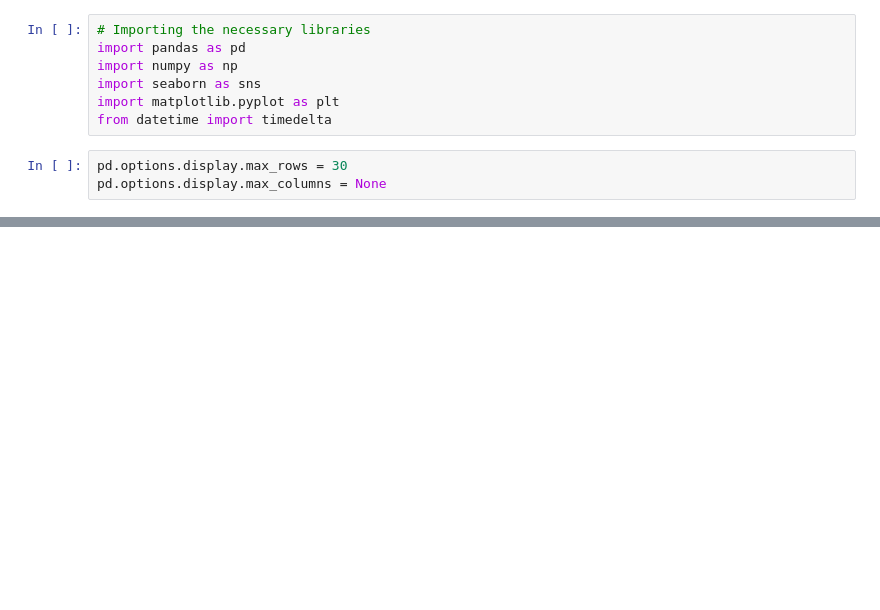
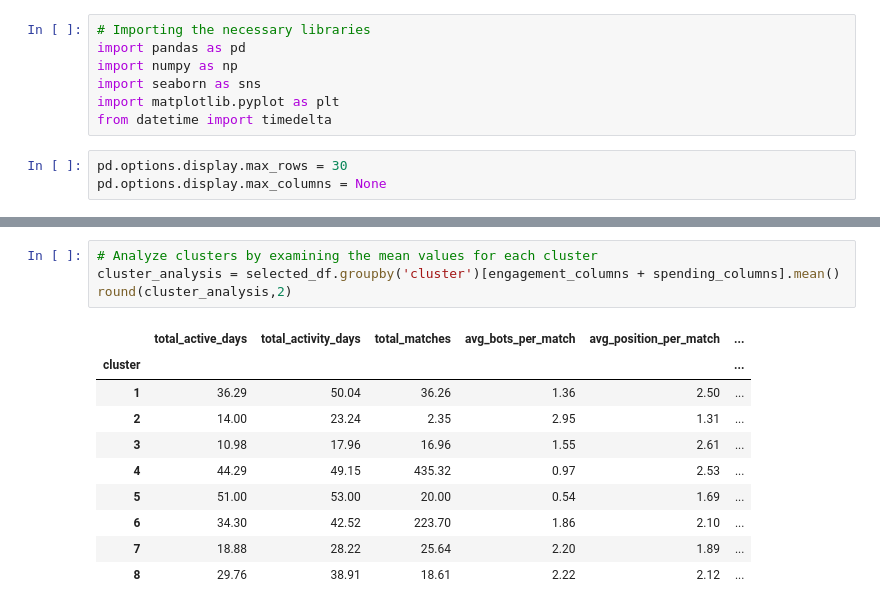
Before and after one commit to CharlieThomasCTG/project_mini, a Jupyter notebook: Analysis.ipynb, the cells around one changed output, grey strips where cells are left out. Saved outputs shown, nothing was run; the diff lists cells and outputs as text; blank space fills up the shorter version.

```diff
--- a/Analysis.ipynb
+++ b/Analysis.ipynb
@@ -198,0 +269,15 @@ KeyError: 'number_of_purchases_virtual'
+# %%
+# Analyze clusters by examining the mean values for each cluster
+cluster_analysis = selected_df.groupby('cluster')[engagement_columns + spending_columns].mean()
+round(cluster_analysis,2)
+# %% [output]
+|  | total_active_days | total_activity_days | total_matches | avg_bots_per_match | avg_position_per_match | ... |
+| cluster |  |  |  |  |  | ... |
+| 1 | 36.29 | 50.04 | 36.26 | 1.36 | 2.50 | ... |
+| 2 | 14.00 | 23.24 | 2.35 | 2.95 | 1.31 | ... |
+| 3 | 10.98 | 17.96 | 16.96 | 1.55 | 2.61 | ... |
+| 4 | 44.29 | 49.15 | 435.32 | 0.97 | 2.53 | ... |
+| 5 | 51.00 | 53.00 | 20.00 | 0.54 | 1.69 | ... |
+| 6 | 34.30 | 42.52 | 223.70 | 1.86 | 2.10 | ... |
+| 7 | 18.88 | 28.22 | 25.64 | 2.20 | 1.89 | ... |
+| 8 | 29.76 | 38.91 | 18.61 | 2.22 | 2.12 | ... |
```
Also changed, not shown: parts of 24 cells of this notebook, 5 other files.
